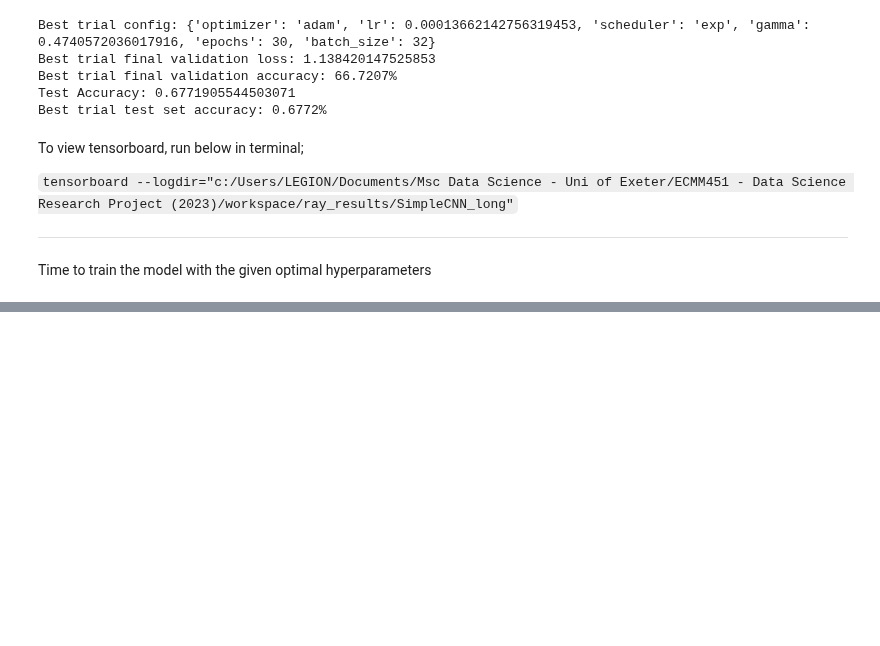
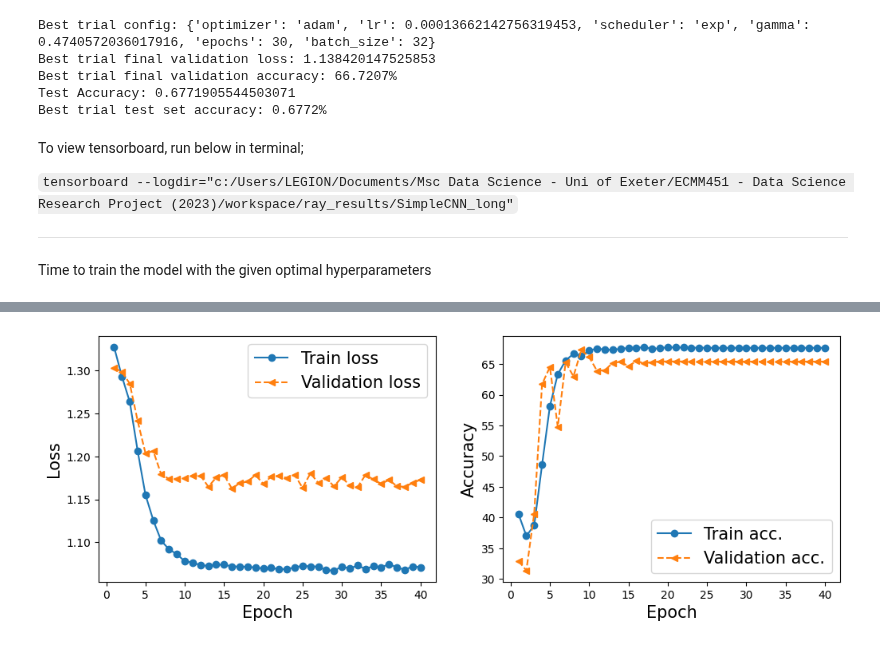
Before and after one commit to EsosaOrumwese/Msc_Research_Project_Multi-Task-Learning_CNN-GRU-biLSTM, a Jupyter notebook: preprocess.ipynb, the cells around one changed output, grey strips where cells are left out. Saved outputs shown, nothing was run; the diff lists cells and outputs as text; code cells hidden in the pictures; blank space fills up the shorter version.

```diff
--- a/preprocess.ipynb
+++ b/preprocess.ipynb
@@ -457,0 +517,14 @@ Time to train the model with the given optimal hyperparameters
+# %%
+criterion = nn.CrossEntropyLoss(weight=class_weights)
+model_tranv = SimpleCNN()
+optimizer_tranv = optim.Adam(model_tranv.parameters(), lr=0.00015558427999575448)
+scheduler_tranv = optim.lr_scheduler.ExponentialLR(optimizer_tranv, gamma=0.6560277884599833)
+device = torch.device("cuda" if torch.cuda.is_available() else "cpu")
+
+model_tranv = model_tranv.to(device)
+# %%
+engine_tranv = simpleCNN_engine(model_tranv, optimizer_tranv, scheduler_tranv, criterion, device)
+# %%
+tranv_hist = engine_tranv.train_validation(train_dl_tranv, valid_dl_tranv, epochs=40, save_path='./model_checkpoint/run1_simpleCNN_tranv_chkpt.pth')
+
+np.save('./model_checkpoint/run1_tranv_history.npy', np.array(tranv_hist))
@@ -457,0 +591,4 @@ Time to train the model with the given optimal hyperparameters
+# %%
+plot_history(tranv_hist)
+# %% [output]
+[figure, added]
```
Also changed, not shown: parts of 17 cells of this notebook, 25 other files.
